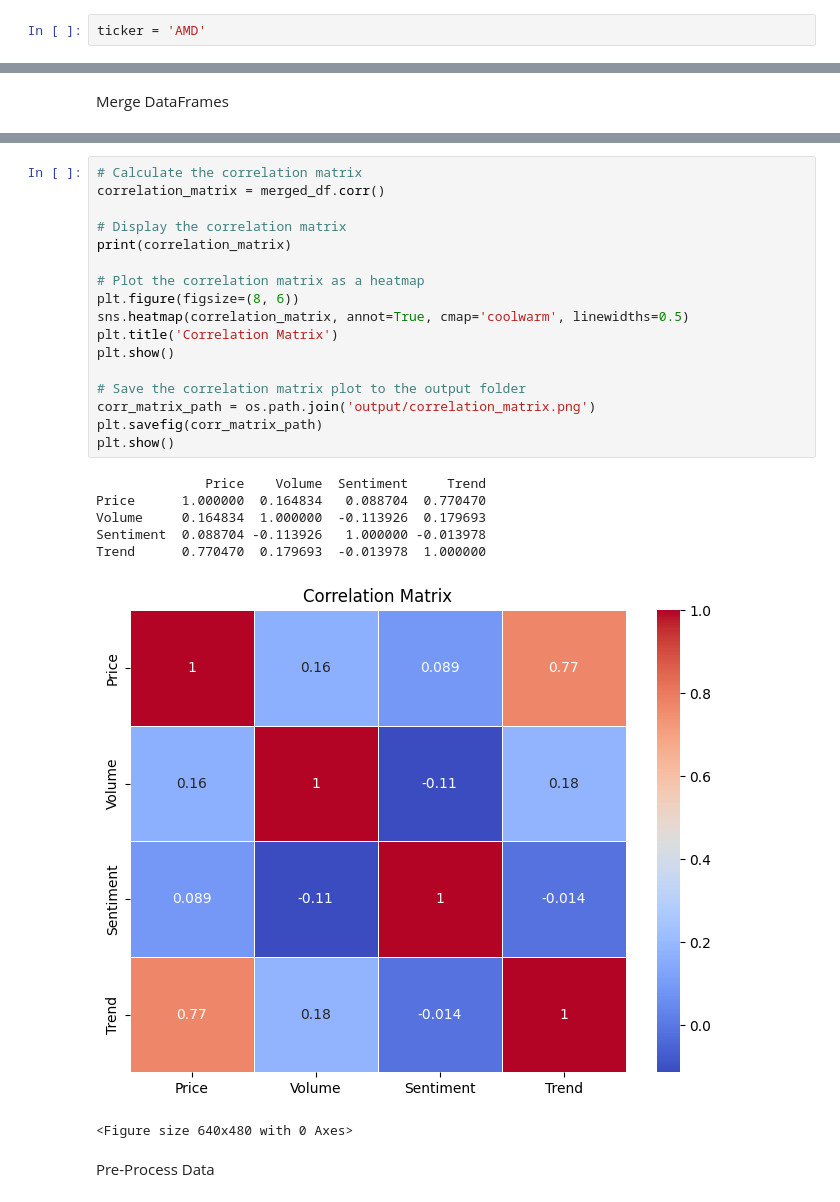
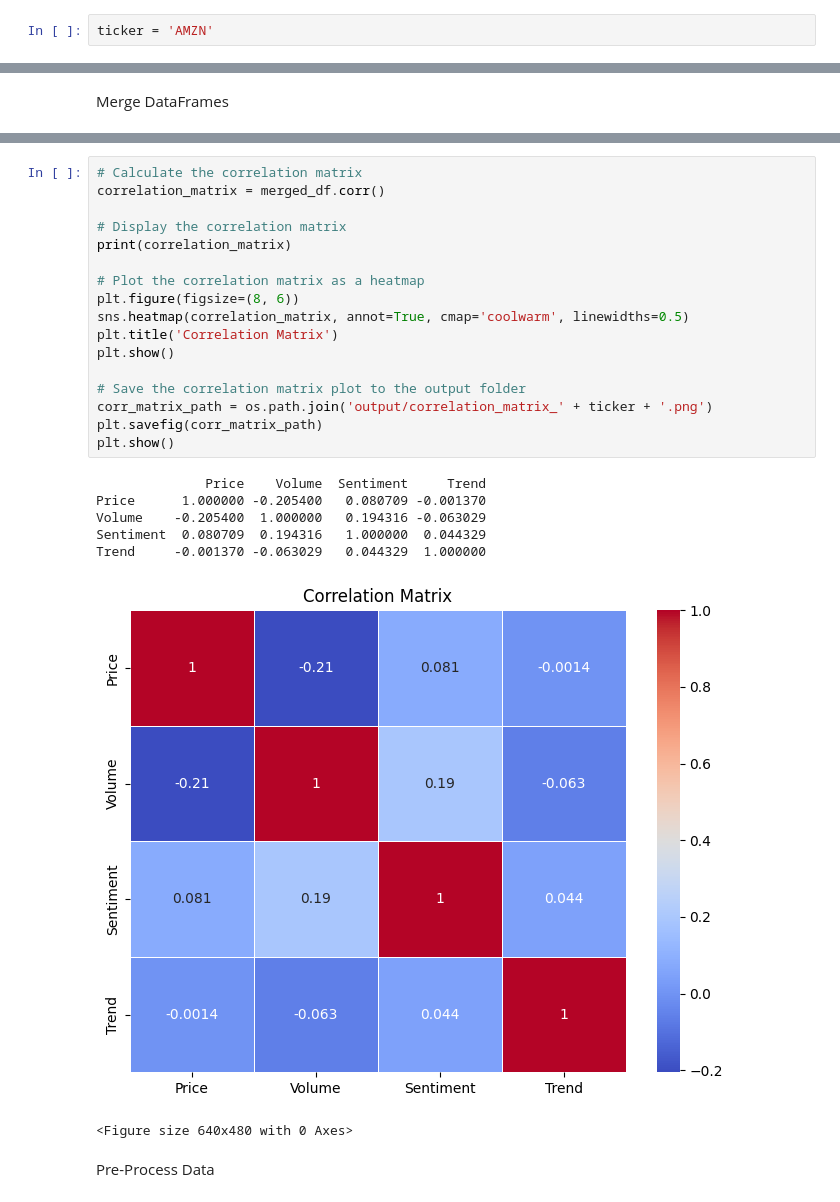
Before and after one commit to RazvanAndreiMoga/YTIC25-Stock-Price-Prediction, a Jupyter notebook: stock_sentiment_analysis_nltk.ipynb, the cells around one changed output, grey strips where cells are left out. Cells and saved outputs as stored; diff of their text form.

Commit message:
save individual outputs

```diff
--- a/stock_sentiment_analysis_nltk.ipynb
+++ b/stock_sentiment_analysis_nltk.ipynb
@@ -34,7 +34,7 @@ import plotly.express as px
 import alpha_vantage
 from pytrends_fetcher import PyTrendsFetcher
 # %%
-ticker = 'AMD'
+ticker = 'AMZN'
 # %% [markdown]
 Get Google Trend
 # %%
@@ -168,27 +163,27 @@ display(merged_df)
 # %%
 # Calculate the correlation matrix
 correlation_matrix = merged_df.corr()
 
 # Display the correlation matrix
 print(correlation_matrix)
 
 # Plot the correlation matrix as a heatmap
 plt.figure(figsize=(8, 6))
 sns.heatmap(correlation_matrix, annot=True, cmap='coolwarm', linewidths=0.5)
 plt.title('Correlation Matrix')
 plt.show()
 
 # Save the correlation matrix plot to the output folder
-corr_matrix_path = os.path.join('output/correlation_matrix.png')
+corr_matrix_path = os.path.join('output/correlation_matrix_' + ticker + '.png')
 plt.savefig(corr_matrix_path)
 plt.show()
 # %% [output]
               Price    Volume  Sentiment     Trend
-Price      1.000000  0.164834   0.088704  0.770470
-Volume     0.164834  1.000000  -0.113926  0.179693
-Sentiment  0.088704 -0.113926   1.000000 -0.013978
-Trend      0.770470  0.179693  -0.013978  1.000000
+Price      1.000000 -0.205400   0.080709 -0.001370
+Volume    -0.205400  1.000000   0.194316 -0.063029
+Sentiment  0.080709  0.194316   1.000000  0.044329
+Trend     -0.001370 -0.063029   0.044329  1.000000
-[figure, old version]
+[figure, new version]
 <Figure size 640x480 with 0 Axes>
 # %% [markdown]
 Pre-Process Data
```
Also changed, not shown: parts of 7 cells of this notebook, 3 other files.
